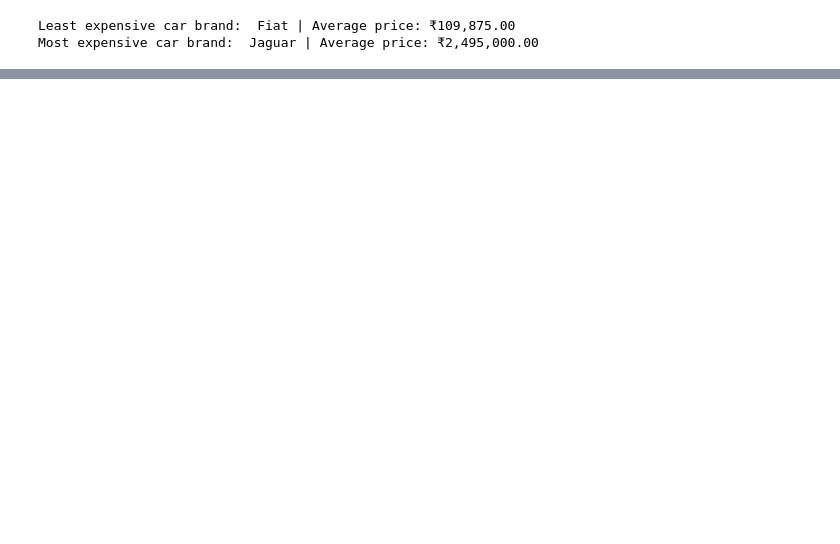
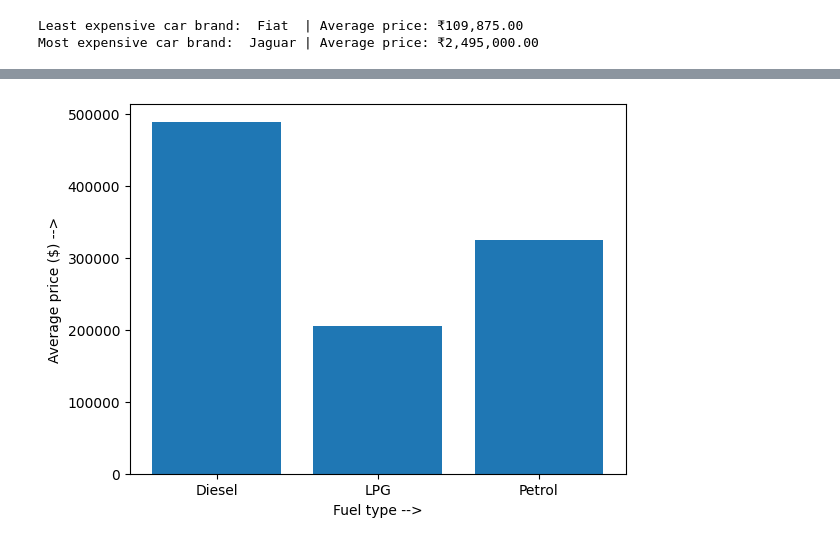
Before and after one commit to rahulsm20/car-data, a Jupyter notebook: analysis.ipynb, the cells around one changed output, grey strips where cells are left out. Cells and saved outputs as stored; diff of their text form; code cells hidden in the pictures; blank space fills up the shorter version.

```diff
--- a/analysis.ipynb
+++ b/analysis.ipynb
@@ -144,0 +175,9 @@ Most expensive car brand:  Jaguar | Average price: ₹2,495,000.00
+# %%
+petrol=df.groupby('Fuel_type')['Price'].mean()
+color=sns.color_palette('dark')
+plt.bar(petrol.keys(),petrol.values)
+plt.xlabel('Fuel type -->')
+plt.ylabel('Average price ($) -->')
+plt.show()
+# %% [output]
+[figure, added]
```
Also changed, not shown: parts of 18 cells of this notebook.
